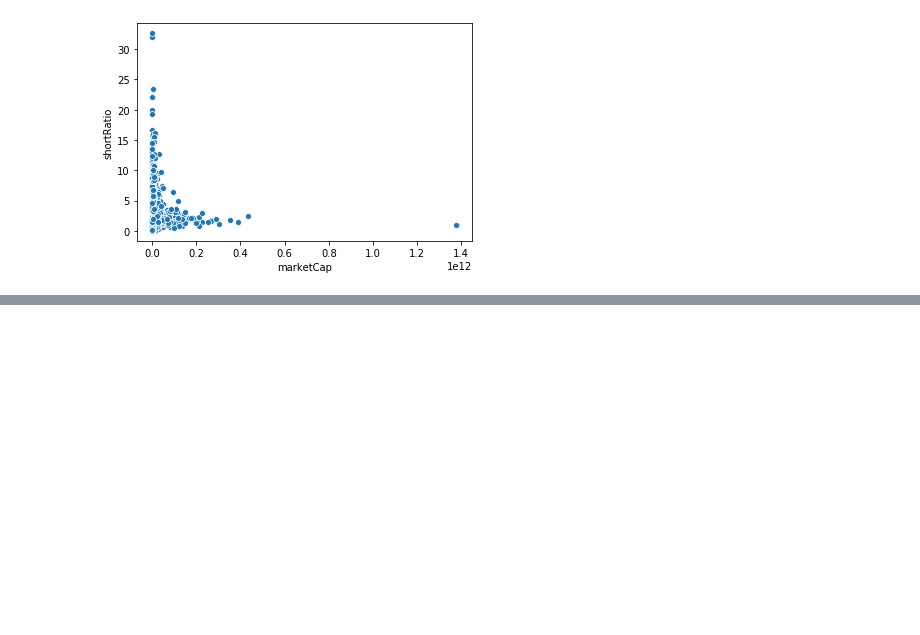
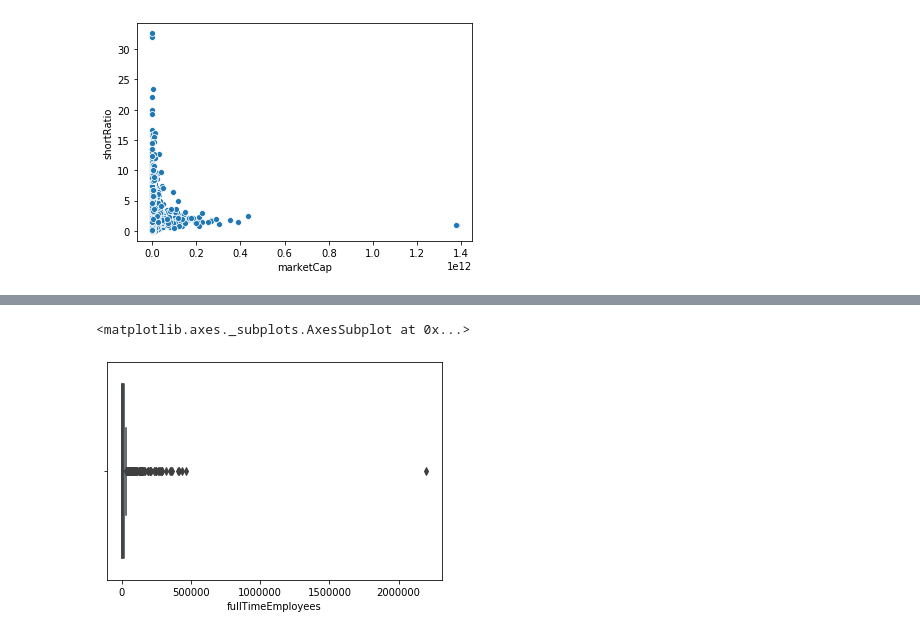
Before and after one commit to ipatel467/Stock-Market-Analysis, a Jupyter notebook: StocksP2.ipynb, the cells around one changed output, grey strips where cells are left out. Drawn from its saved outputs; the diff is of its cells as text; code cells hidden in the pictures; blank space fills up the shorter version.

```diff
--- a/StocksP2.ipynb
+++ b/StocksP2.ipynb
@@ -93,0 +121,5 @@ sns.scatterplot(data = div_df,x=div_df['marketCap'],y=div_df['shortRatio'])
+# %%
+sns.boxplot(x= div_df['fullTimeEmployees'])
+# %% [output]
+<matplotlib.axes._subplots.AxesSubplot at 0x...>
+[figure, added]
```
Also changed, not shown: parts of 10 cells of this notebook.
